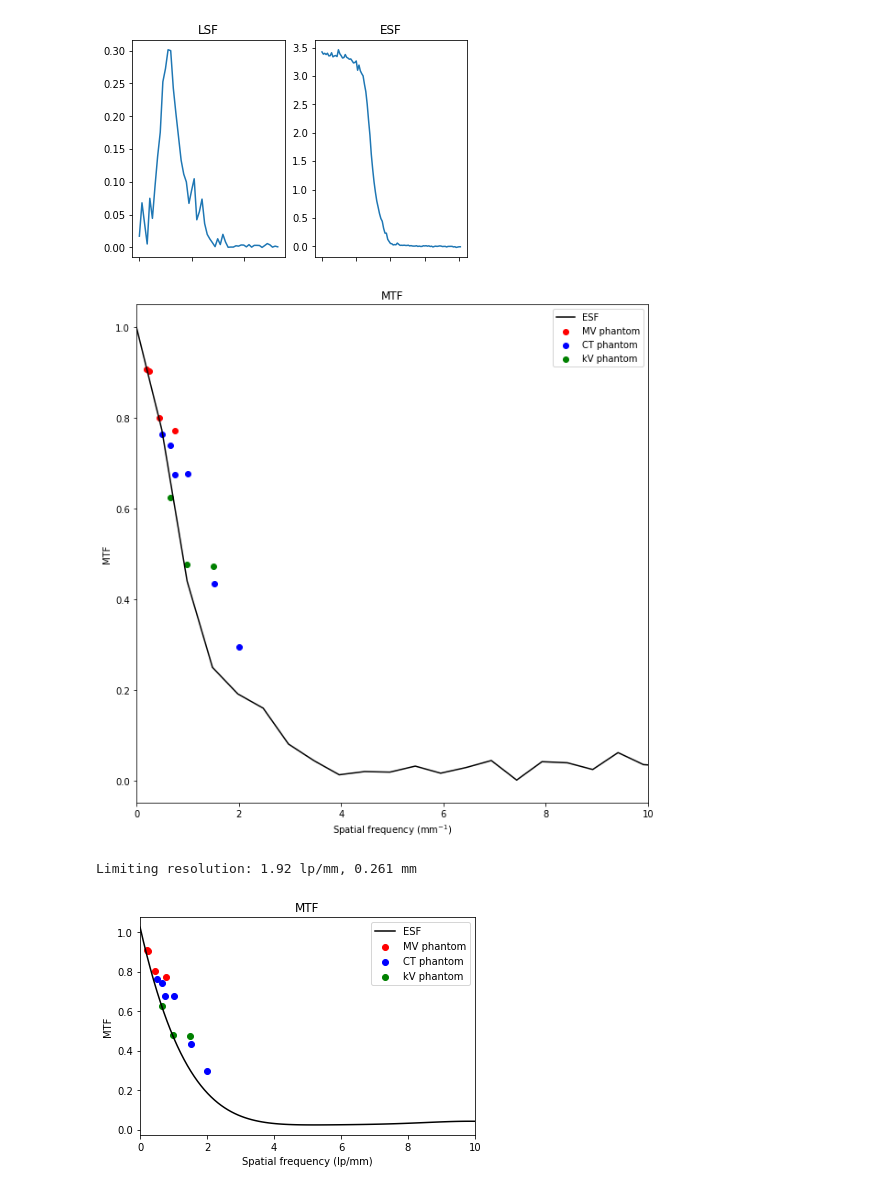
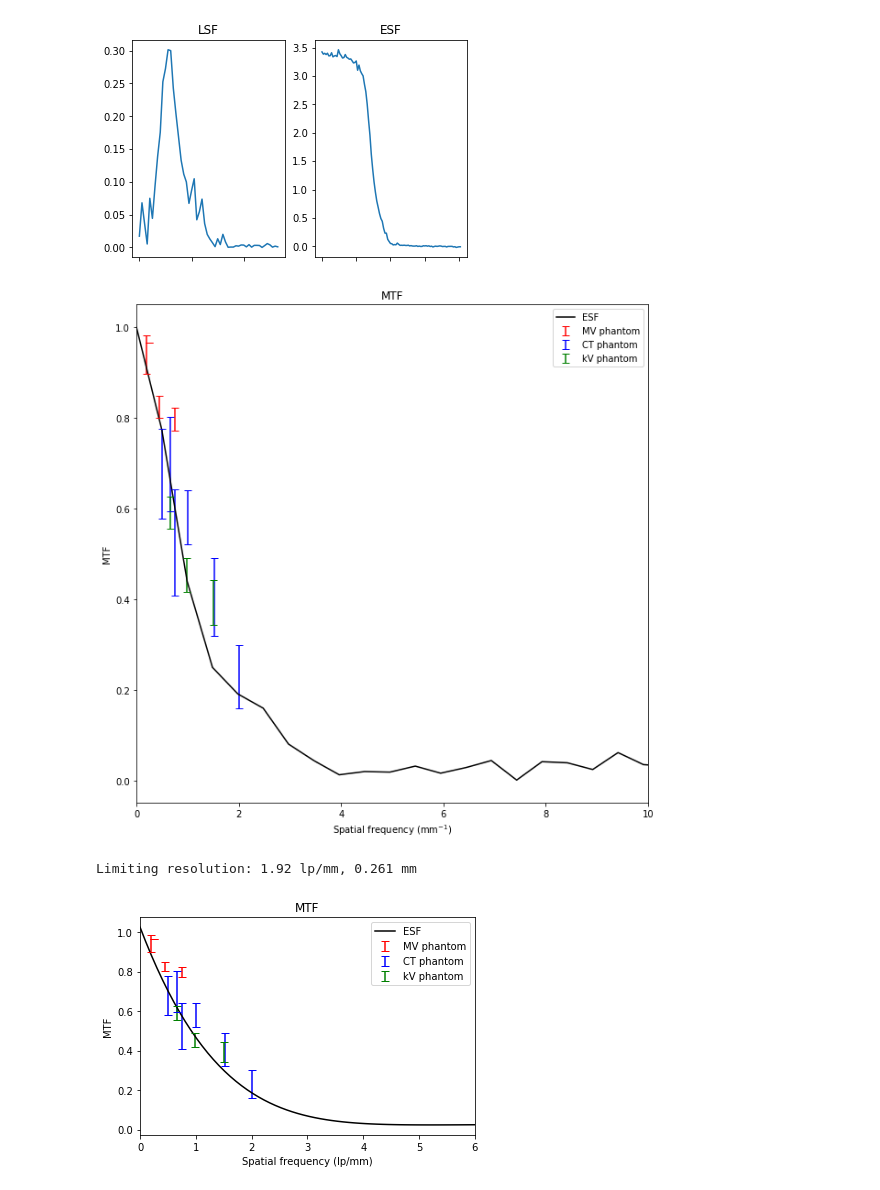
Before and after one commit to drichts/Reconstruction, a Jupyter notebook: spatial_resolution/esf_czt_2d.ipynb, the cells around one changed output. Cells and saved outputs as stored; diff of their text form; code cells hidden in the pictures.

Commit message:
AAPM21 round 2

```diff
--- a/spatial_resolution/esf_czt_2d.ipynb
+++ b/spatial_resolution/esf_czt_2d.ipynb
@@ -148,16 +148,16 @@ mtf = mtf[0:int(M/2)]
 mtf = np.divide(mtf,np.max(mtf))
 # %%
 # Load other data
-mtf_res = np.load(r'D:\OneDrive - University of Victoria\Research\LDA Data\AAPM21\Radiographs\resolution_piece_40kVp_analyzed\mtf.npy')
-mtf_kv = np.load(r'D:\OneDrive - University of Victoria\Research\LDA Data\AAPM21\Radiographs\Stationary_kV_analyzed\phantom_scan\mtf.npy')
-mtf_mv = np.load(r'D:\OneDrive - University of Victoria\Research\LDA Data\AAPM21\Radiographs\Stationary_MV_analyzed\phantom_scan\mtf.npy')
+mtf_res = np.load(r'D:\OneDrive - University of Victoria\Research\LDA Data\AAPM21\Radiographs\Two\resolution_piece_40kVp_analyzed\mtf.npy')
+mtf_kv = np.load(r'D:\OneDrive - University of Victoria\Research\LDA Data\AAPM21\Radiographs\Two\Stationary_kV_analyzed\phantom_scan\mtf.npy')
+mtf_mv = np.load(r'D:\OneDrive - University of Victoria\Research\LDA Data\AAPM21\Radiographs\Two\Stationary_MV_analyzed\phantom_scan\mtf.npy')
 
 # Plot the two MTF's
 fig = plt.figure(figsize=(10, 10))
 plt.plot(freq,mtf, color='black')
-plt.scatter(mtf_mv[0], mtf_mv[1], color='red')
-plt.scatter(mtf_res[0], mtf_res[1], color='blue')
-plt.scatter(mtf_kv[0], mtf_kv[1], color='green')
+plt.errorbar(mtf_mv[0], mtf_mv[1], yerr=mtf_mv[2], capsize=4, fmt='none', color='red')
+plt.errorbar(mtf_res[0], mtf_res[1], yerr=mtf_res[2], capsize=4, fmt='none', color='blue')
+plt.errorbar(mtf_kv[0], mtf_kv[1], yerr=mtf_kv[2], capsize=4, fmt='none', color='green')
 plt.legend(['ESF', 'MV phantom', 'CT phantom', 'kV phantom'])
 plt.title("MTF")
 plt.ylabel("MTF")
@@ -165,34 +165,34 @@ plt.xlabel("Spatial frequency (mm$^{-1}$)")
 plt.xlim([0, 10])
 plt.show()
 # %% [output]
-[figure, old version]
+[figure, new version]
 # %%
 from scipy.interpolate import interp1d
 from scipy.interpolate import CubicSpline
 
 z = np.polyfit(freq, mtf, 7)
 f = np.poly1d(z)
 # mtf_fit = CubicSpline(freq, mtf)
 
 freq_fit = np.linspace(0, 10, 100)
 
 # Find the 0.1 spot
 mtf_new = f(freq_fit)
 idx = np.abs(mtf_new - 0.2).argmin()
 print(f'Limiting resolution: {freq_fit[idx]:0.2f} lp/mm, {1/(2*freq_fit[idx]):0.3f} mm')
 
 # Plot with other data as well
 fig = plt.figure()
 plt.plot(freq_fit,mtf_new, color='black')
-plt.scatter(mtf_mv[0], mtf_mv[1], color='red')
-plt.scatter(mtf_res[0], mtf_res[1], color='blue')
-plt.scatter(mtf_kv[0], mtf_kv[1], color='green')
+plt.errorbar(mtf_mv[0], mtf_mv[1], yerr=mtf_mv[2], capsize=4, fmt='none', color='red')
+plt.errorbar(mtf_res[0], mtf_res[1], yerr=mtf_res[2], capsize=4, fmt='none', color='blue')
+plt.errorbar(mtf_kv[0], mtf_kv[1], yerr=mtf_kv[2], capsize=4, fmt='none', color='green')
 plt.legend(['ESF', 'MV phantom', 'CT phantom', 'kV phantom'])
 plt.title("MTF")
 plt.ylabel("MTF")
 plt.xlabel("Spatial frequency (lp/mm)")
-plt.xlim([0, 10])
+plt.xlim([0, 6])
 plt.show()
 # %% [output]
 Limiting resolution: 1.92 lp/mm, 0.261 mm
-[figure, old version]
+[figure, new version]
```
Also changed, not shown: 3 other files.
